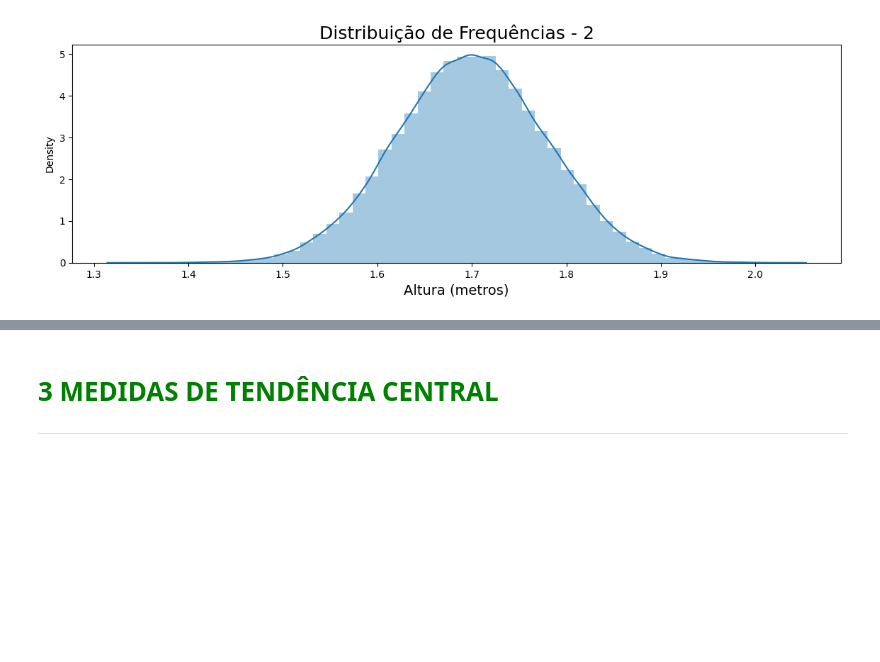
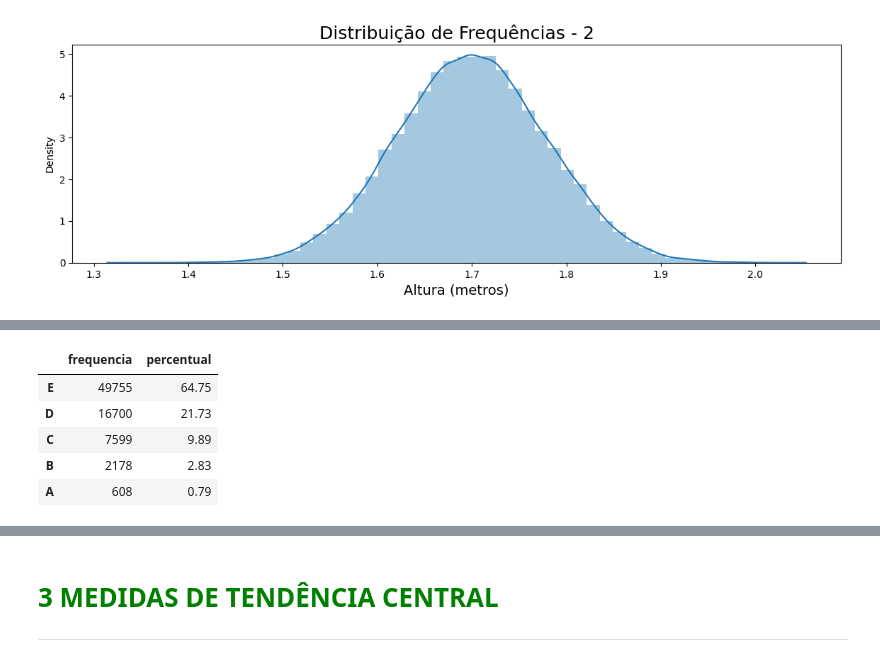
Before and after one commit to RaphaelfsOliveira/estatistica-com-python, a Jupyter notebook: Curso de Estatística/Curso_de_Estatística_Parte_1.ipynb, the cells around one changed output, grey strips where cells are left out. Drawn from its saved outputs; the diff is of its cells as text; code cells hidden in the pictures; blank space fills up the shorter version.

```diff
--- a/Curso de Estatística/Curso_de_Estatística_Parte_1.ipynb
+++ b/Curso de Estatística/Curso_de_Estatística_Parte_1.ipynb
@@ -527,0 +533,9 @@ ax2
+# %%
+df_freq_quantitativas
+# %% [output]
+|  | frequencia | percentual |
+| E | 49755 | 64.75 |
+| D | 16700 | 21.73 |
+| C | 7599 | 9.89 |
+| B | 2178 | 2.83 |
+| A | 608 | 0.79 |
```
Also changed, not shown: parts of 2 cells of this notebook.
